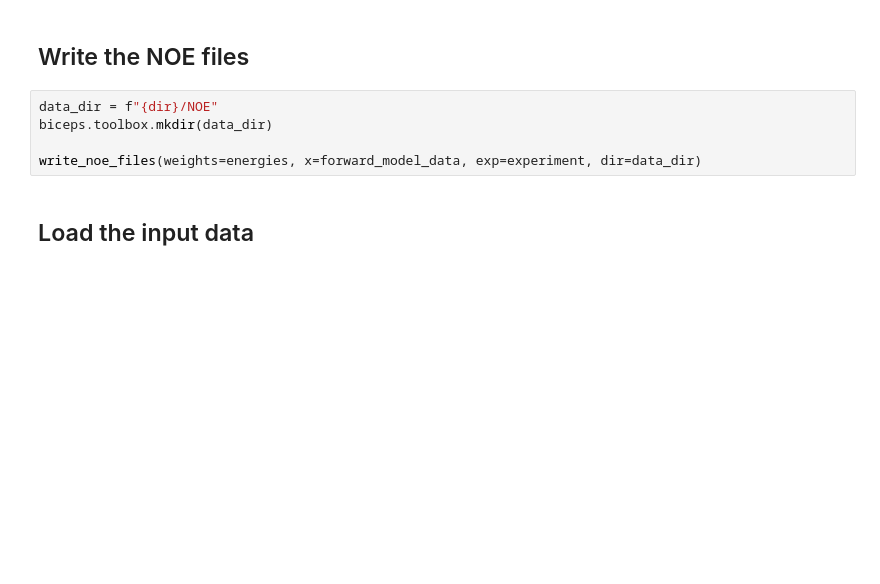
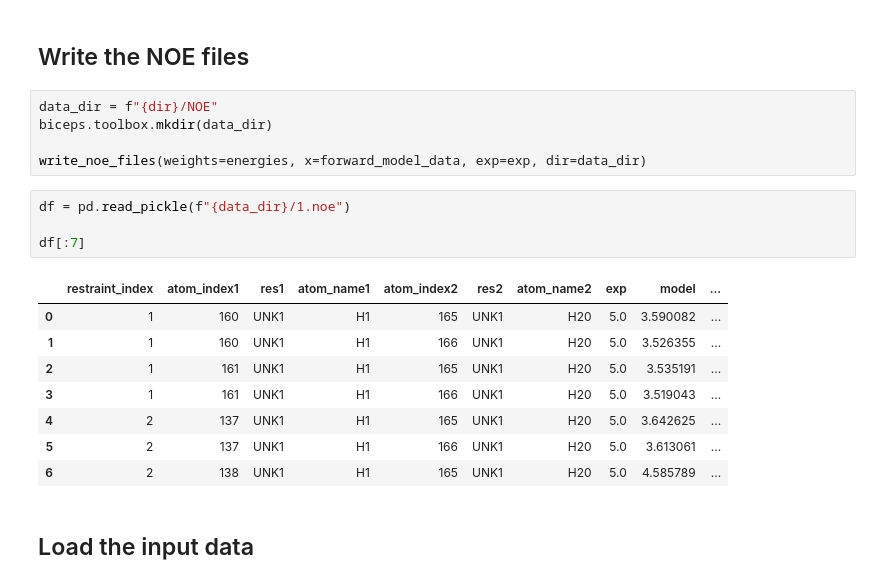
Before and after one commit to vvoelz/nspe-oligomers, a Jupyter notebook: peptoid/nspe_7_1/analysis/biceps_scripts/nspe7-1.ipynb, the cells around one changed output. Saved outputs shown, nothing was run; the diff lists cells and outputs as text; blank space fills up the shorter version.

Commit message:
adding the distance restraint in nspe71 biceps analysis

```diff
--- a/peptoid/nspe_7_1/analysis/biceps_scripts/nspe7-1.ipynb
+++ b/peptoid/nspe_7_1/analysis/biceps_scripts/nspe7-1.ipynb
@@ -140,7 +140,20 @@ array([5., 5., 5., 5., 5.])
 data_dir = f"{dir}/NOE"
 biceps.toolbox.mkdir(data_dir)
 
-write_noe_files(weights=energies, x=forward_model_data, exp=experiment, dir=data_dir)
+write_noe_files(weights=energies, x=forward_model_data, exp=exp, dir=data_dir)
+# %%
+df = pd.read_pickle(f"{data_dir}/1.noe")
+
+df[:7]
+# %% [output]
+|  | restraint_index | atom_index1 | res1 | atom_name1 | atom_index2 | res2 | atom_name2 | exp | model | ... |
+| 0 | 1 | 160 | UNK1 | H1 | 165 | UNK1 | H20 | 5.0 | 3.590082 | ... |
+| 1 | 1 | 160 | UNK1 | H1 | 166 | UNK1 | H20 | 5.0 | 3.526355 | ... |
+| 2 | 1 | 161 | UNK1 | H1 | 165 | UNK1 | H20 | 5.0 | 3.535191 | ... |
+| 3 | 1 | 161 | UNK1 | H1 | 166 | UNK1 | H20 | 5.0 | 3.519043 | ... |
+| 4 | 2 | 137 | UNK1 | H1 | 165 | UNK1 | H20 | 5.0 | 3.642625 | ... |
+| 5 | 2 | 137 | UNK1 | H1 | 166 | UNK1 | H20 | 5.0 | 3.613061 | ... |
+| 6 | 2 | 138 | UNK1 | H1 | 165 | UNK1 | H20 | 5.0 | 4.585789 | ... |
 # %% [markdown]
 ## Load the input data
 # %%
```
Also changed, not shown: parts of 10 cells of this notebook, 1 other file.
